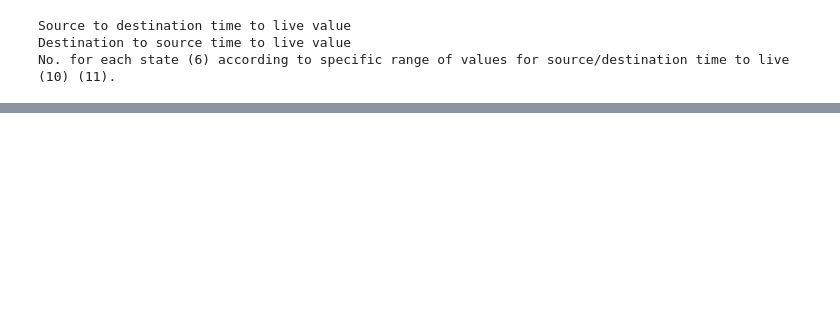
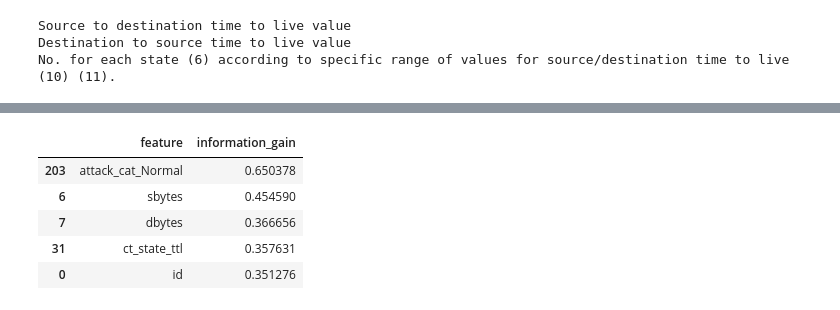
Before and after one commit to Marcin-Sadowy/Introduction-to-Machine-Learning-Project-10-Network-intrusion-detection, a Jupyter notebook: data_exploration.ipynb, the cells around one changed output, grey strips where cells are left out. Drawn from its saved outputs; the diff is of its cells as text; code cells hidden in the pictures; blank space fills up the shorter version.

```diff
--- a/data_exploration.ipynb
+++ b/data_exploration.ipynb
@@ -244,0 +249,22 @@ array([[<Axes: xlabel='sttl', ylabel='sttl'>,
+# %%
+#Calculate the usefulness of different features based on the information gain.
+#Information Gain quantifies the reduction in entropy after splitting the data on a particular feature.
+#Higher gain means a more useful split.
+
+categorical_cols = [col for col in x_train_clean.columns if col.startswith(('proto', 'service', 'state', 'attack_cat'))]
+
+discrete_columns = x_train_clean.columns.isin(categorical_cols)
+info_gain_values = mutual_info_classif(X = x_train_clean, y = y_train_clean, discrete_features = discrete_columns, random_state=42, n_jobs=-1)
+
+information_gain = pd.DataFrame(data = zip(x_train_clean.columns, info_gain_values), columns=['feature', 'information_gain'])
+
+information_gain = information_gain.sort_values(by = ['information_gain'], ascending = False)
+
+information_gain.head()
+# %% [output]
+|  | feature | information_gain |
+| 203 | attack_cat_Normal | 0.650378 |
+| 6 | sbytes | 0.454590 |
+| 7 | dbytes | 0.366656 |
+| 31 | ct_state_ttl | 0.357631 |
+| 0 | id | 0.351276 |
```
Also changed, not shown: parts of 8 cells of this notebook.
